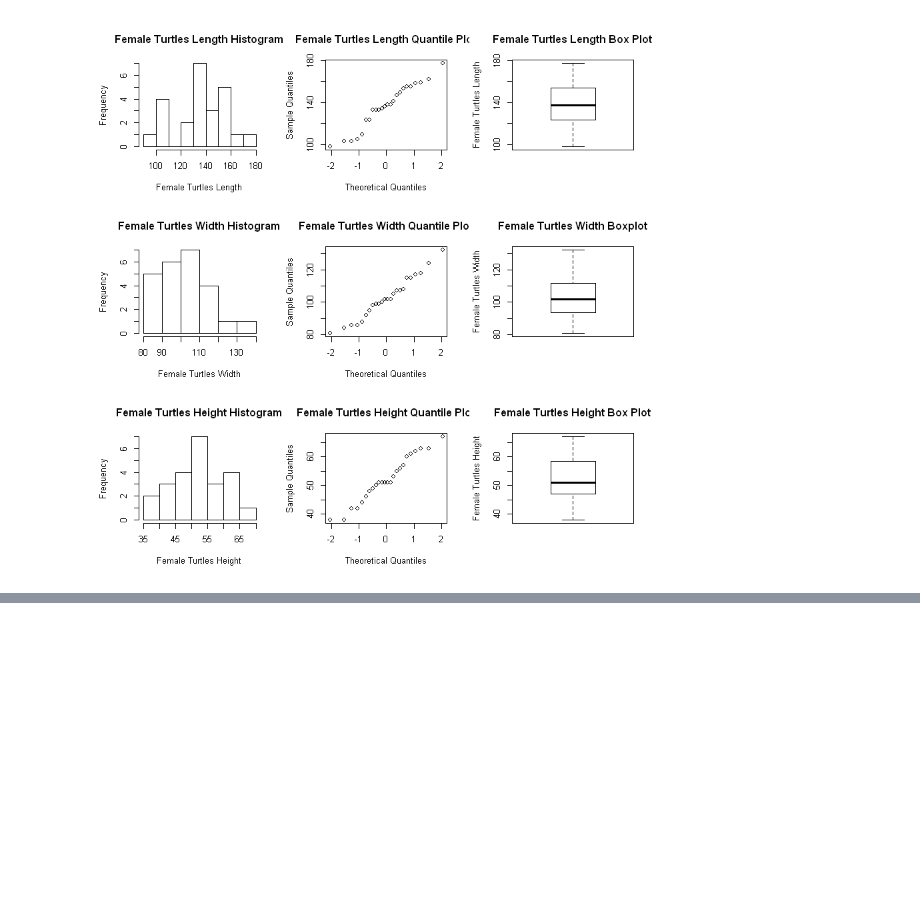
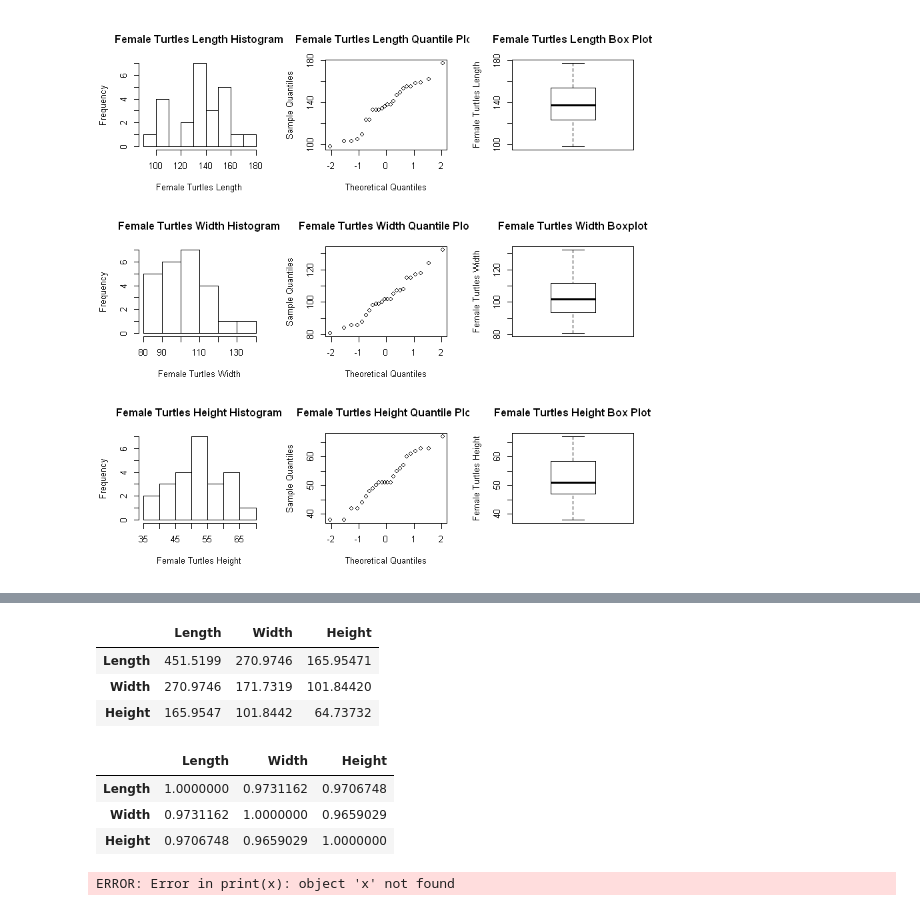
Before and after one commit to michael-huber2772/STAT5650, a Jupyter notebook: Assignments/Assignment1/Homework_1.ipynb, the cells around one changed output, grey strips where cells are left out. Saved outputs shown, nothing was run; the diff lists cells and outputs as text; code cells hidden in the pictures; blank space fills up the shorter version.

```diff
--- a/Assignments/Assignment1/Homework_1.ipynb
+++ b/Assignments/Assignment1/Homework_1.ipynb
@@ -104 +126,19 @@ boxplot(females$Height,
+# %%
+males.cor <- cor(males)
+females.cor <- cor(females)
+females.cov
+females.cor
+# %% [output]
+|  | Length | Width | Height |
+| Length | 451.5199 | 270.9746 | 165.95471 |
+| Width | 270.9746 | 171.7319 | 101.84420 |
+| Height | 165.9547 | 101.8442 | 64.73732 |
+|  | Length | Width | Height |
+| Length | 1.0000000 | 0.9731162 | 0.9706748 |
+| Width | 0.9731162 | 1.0000000 | 0.9659029 |
+| Height | 0.9706748 | 0.9659029 | 1.0000000 |
+# %%
+print(x)
+# %% [output]
+ERROR: Error in print(x): object 'x' not found
 # %% [markdown]
```
Also changed, not shown: parts of 3 cells of this notebook, 6 other files.
